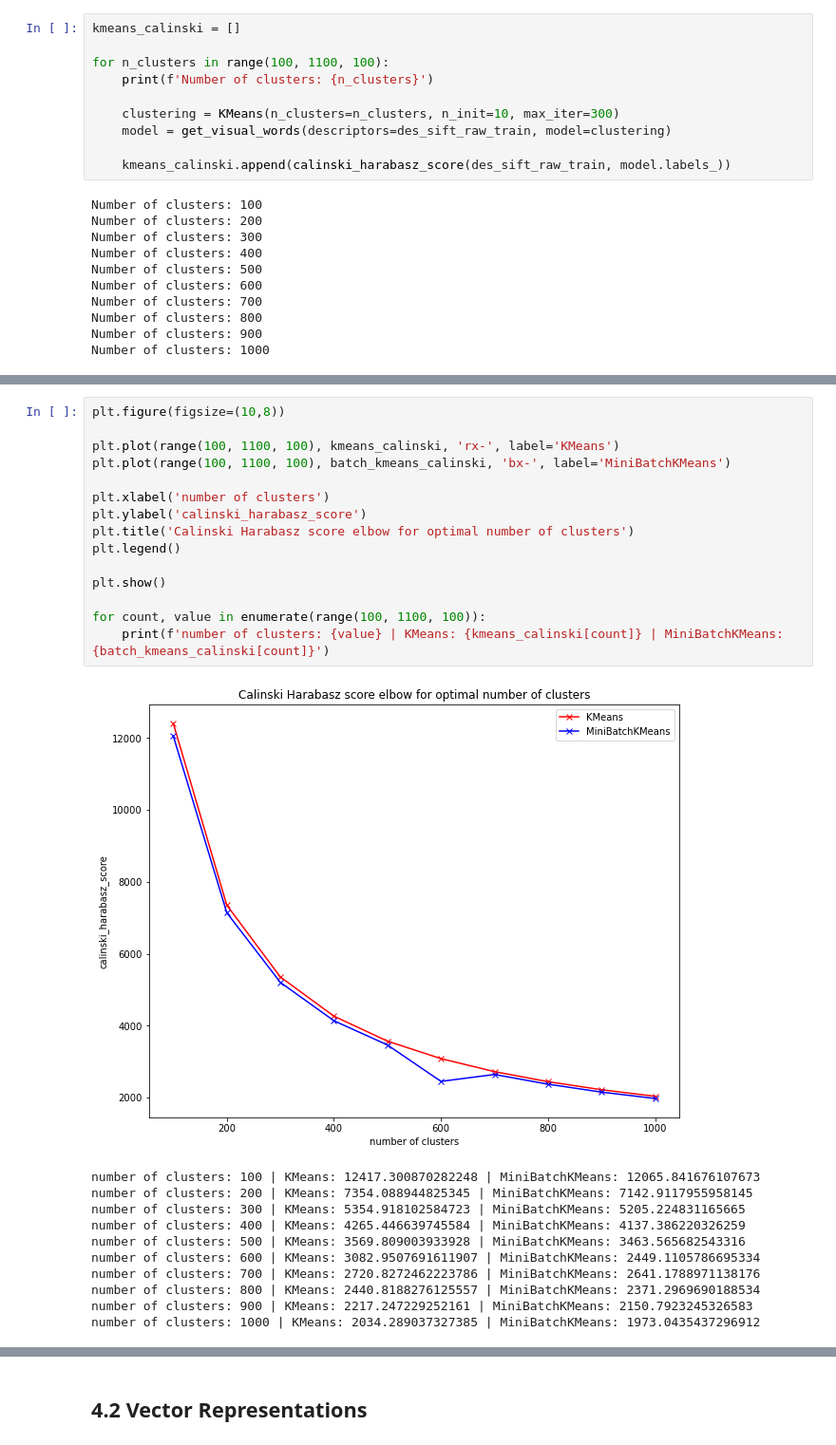
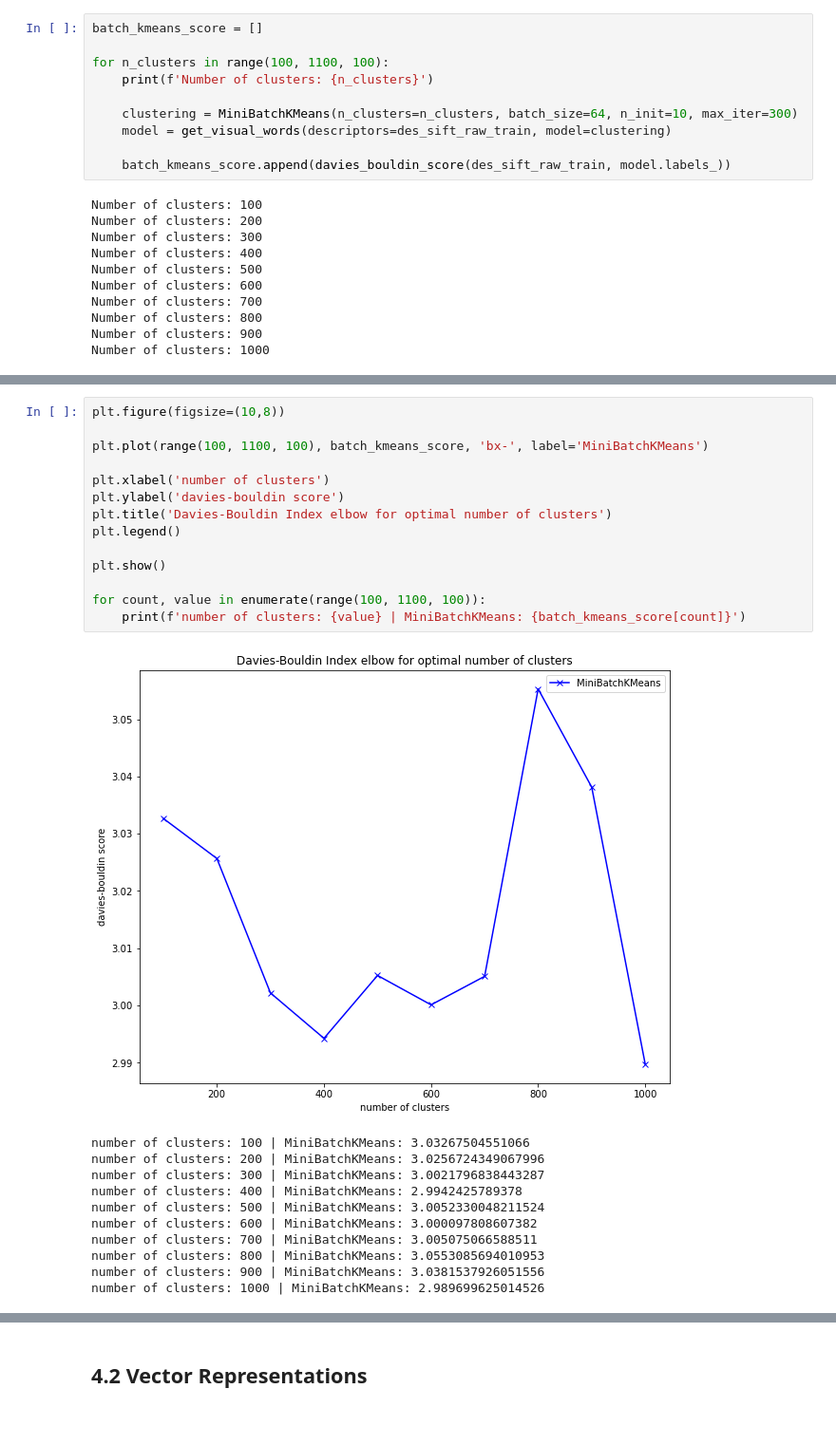
Before and after one commit to zealotry1developer/CBIR, a Jupyter notebook: notebooks/Bag of Visual Words.ipynb, the cells around one changed output, grey strips where cells are left out. Shown at 95% size. Drawn from its saved outputs; the diff is of its cells as text.

Commit message:
bovw using mini-batch kmeans, davies-bouldin index

```diff
--- a/notebooks/Bag of Visual Words.ipynb
+++ b/notebooks/Bag of Visual Words.ipynb
@@ -342,13 +342,13 @@ for des in des_sift_train:
 # %%
-kmeans_calinski = []
+batch_kmeans_score = []
 
 for n_clusters in range(100, 1100, 100):
     print(f'Number of clusters: {n_clusters}')
 
-    clustering = KMeans(n_clusters=n_clusters, n_init=10, max_iter=300)
+    clustering = MiniBatchKMeans(n_clusters=n_clusters, batch_size=64, n_init=10, max_iter=300)
     model = get_visual_words(descriptors=des_sift_raw_train, model=clustering)
 
-    kmeans_calinski.append(calinski_harabasz_score(des_sift_raw_train, model.labels_))
+    batch_kmeans_score.append(davies_bouldin_score(des_sift_raw_train, model.labels_))
 # %% [output]
 Number of clusters: 100
 Number of clusters: 200
@@ -388,27 +363,26 @@ Number of clusters: 1000
 # %%
 plt.figure(figsize=(10,8))
 
-plt.plot(range(100, 1100, 100), kmeans_calinski, 'rx-', label='KMeans')
-plt.plot(range(100, 1100, 100), batch_kmeans_calinski, 'bx-', label='MiniBatchKMeans')
+plt.plot(range(100, 1100, 100), batch_kmeans_score, 'bx-', label='MiniBatchKMeans')
 
 plt.xlabel('number of clusters')
-plt.ylabel('calinski_harabasz_score')
-plt.title('Calinski Harabasz score elbow for optimal number of clusters')
+plt.ylabel('davies-bouldin score')
+plt.title('Davies-Bouldin Index elbow for optimal number of clusters')
 plt.legend()
 
 plt.show()
 
 for count, value in enumerate(range(100, 1100, 100)):
-    print(f'number of clusters: {value} | KMeans: {kmeans_calinski[count]} | MiniBatchKMeans: {batch_kmeans_calinski[count]}')
+    print(f'number of clusters: {value} | MiniBatchKMeans: {batch_kmeans_score[count]}')
 # %% [output]
-[figure, old version]
+[figure, new version]
-number of clusters: 100 | KMeans: 12417.300870282248 | MiniBatchKMeans: 12065.841676107673
-number of clusters: 200 | KMeans: 7354.088944825345 | MiniBatchKMeans: 7142.9117955958145
-number of clusters: 300 | KMeans: 5354.918102584723 | MiniBatchKMeans: 5205.224831165665
-number of clusters: 400 | KMeans: 4265.446639745584 | MiniBatchKMeans: 4137.386220326259
-number of clusters: 500 | KMeans: 3569.809003933928 | MiniBatchKMeans: 3463.565682543316
-number of clusters: 600 | KMeans: 3082.9507691611907 | MiniBatchKMeans: 2449.1105786695334
-number of clusters: 700 | KMeans: 2720.8272462223786 | MiniBatchKMeans: 2641.1788971138176
-number of clusters: 800 | KMeans: 2440.8188276125557 | MiniBatchKMeans: 2371.2969690188534
-number of clusters: 900 | KMeans: 2217.247229252161 | MiniBatchKMeans: 2150.7923245326583
-number of clusters: 1000 | KMeans: 2034.289037327385 | MiniBatchKMeans: 1973.0435437296912
+number of clusters: 100 | MiniBatchKMeans: 3.03267504551066
+number of clusters: 200 | MiniBatchKMeans: 3.0256724349067996
+number of clusters: 300 | MiniBatchKMeans: 3.0021796838443287
+number of clusters: 400 | MiniBatchKMeans: 2.9942425789378
+number of clusters: 500 | MiniBatchKMeans: 3.0052330048211524
+number of clusters: 600 | MiniBatchKMeans: 3.000097808607382
+number of clusters: 700 | MiniBatchKMeans: 3.005075066588511
+number of clusters: 800 | MiniBatchKMeans: 3.0553085694010953
+number of clusters: 900 | MiniBatchKMeans: 3.0381537926051556
+number of clusters: 1000 | MiniBatchKMeans: 2.989699625014526
```
Also changed, not shown: parts of 12 cells of this notebook, 1 other file.
